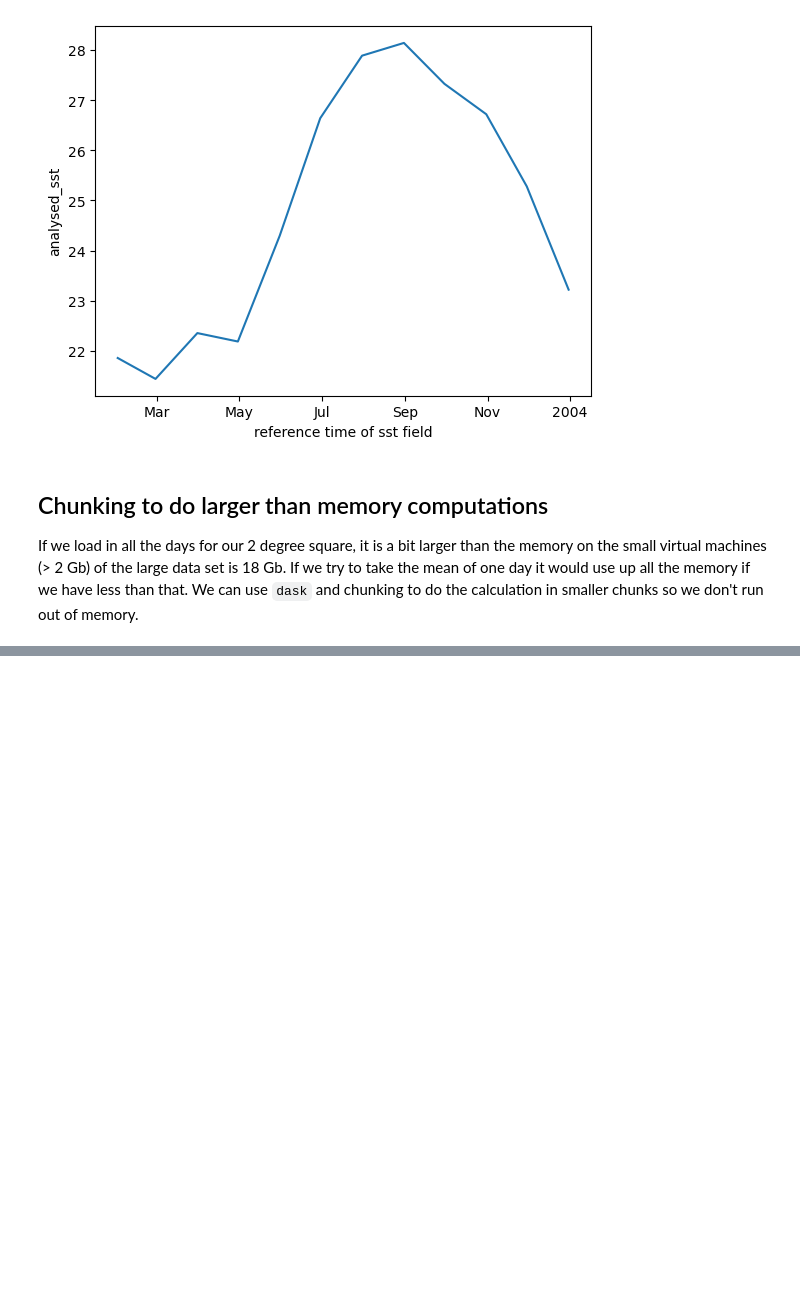
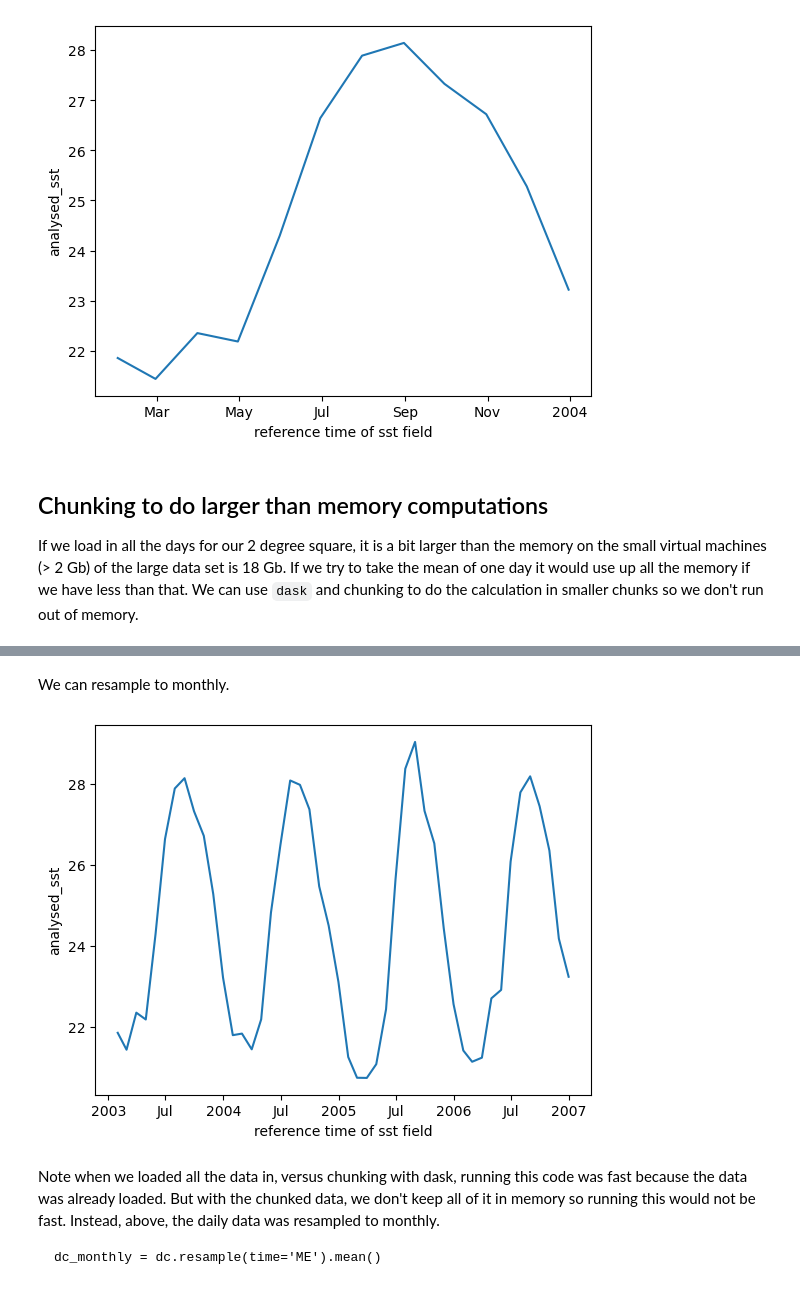
Before and after one commit to nmfs-opensci/NOAAHackDays, a Jupyter notebook: topics-2025/2025-02-28-ERDDAP-Py/erddap_xarray.ipynb, the cells around one changed output, grey strips where cells are left out. Cells and saved outputs as stored; diff of their text form; code cells hidden in the pictures; blank space fills up the shorter version.

````diff
--- a/topics-2025/2025-02-28-ERDDAP-Py/erddap_xarray.ipynb
+++ b/topics-2025/2025-02-28-ERDDAP-Py/erddap_xarray.ipynb
@@ -486,0 +171,11 @@ dc.mean(dim=['latitude', 'longitude']).plot()
+# %% [markdown]
+We can resample to monthly.
+# %%
+mean_all_years.resample(time='ME').mean().plot();
+# %% [output]
+[figure, added]
+# %% [markdown]
+Note when we loaded all the data in, versus chunking with dask, running this code was fast because the data was already loaded. But with the chunked data, we don't keep all of it in memory so running this would not be fast. Instead, above, the daily data was resampled to monthly.
+```
+dc_monthly = dc.resample(time='ME').mean()
+```
````
Also changed, not shown: parts of 50 cells of this notebook, 3 other files.
